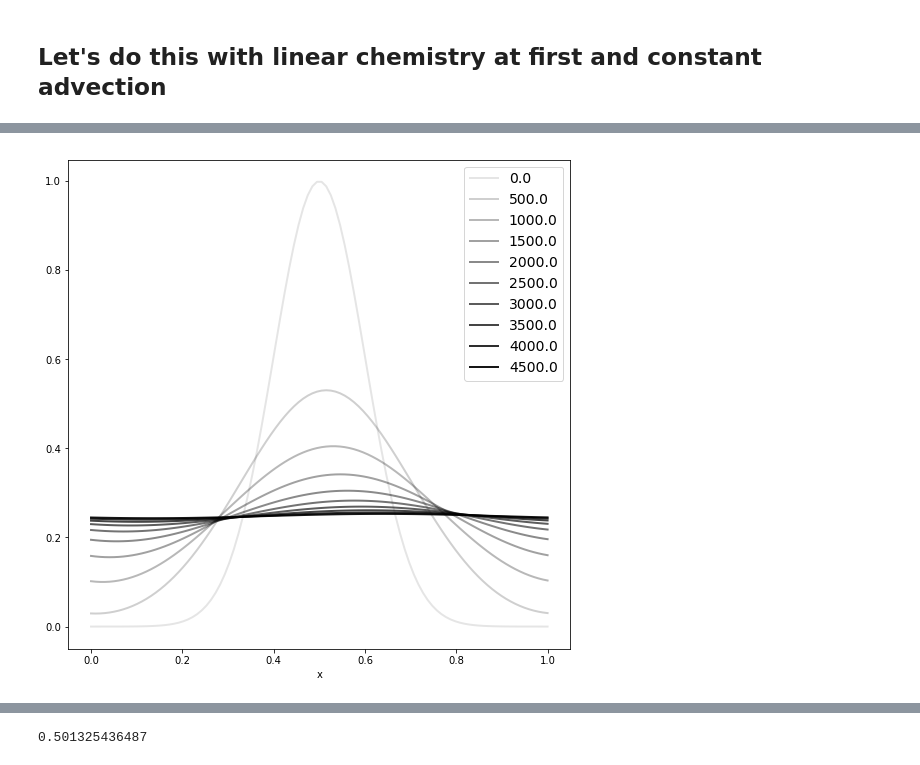
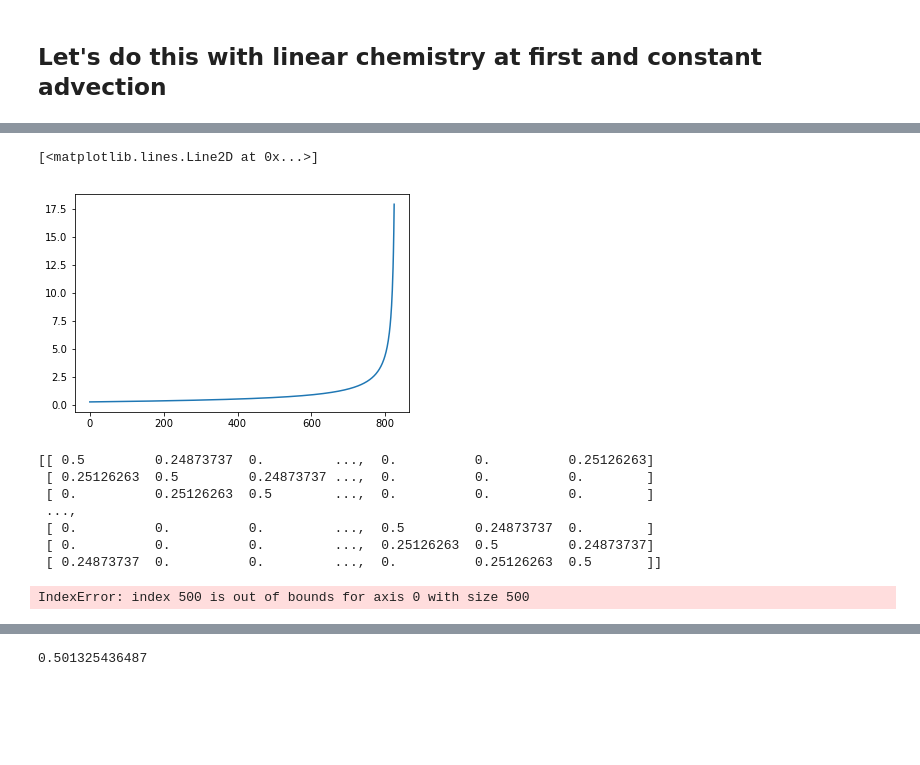
Before and after one commit to ianhi/AC274, a Jupyter notebook: HW/HW_2/HW 2.ipynb, the cells around one changed output, grey strips where cells are left out. Saved outputs shown, nothing was run; the diff lists cells and outputs as text; code cells hidden in the pictures; blank space fills up the shorter version.

```diff
--- a/HW/HW_2/HW 2.ipynb
+++ b/HW/HW_2/HW 2.ipynb
@@ -186,3 +276,9 @@ First as a simple loop
+# %%
+max_v = 825
+plt.plot(out[0][:max_v],out[1][:max_v])
+# %% [output]
+[<matplotlib.lines.Line2D at 0x...>]
+[figure, added]
 # %%
 a = delta + .5*alpha
 b = delta -.5*alpha
@@ -211,5 +307,13 @@ for it in range(1,Nsteps):
     T = T_base + chem*np.identity(NX)
     f[it] = np.dot(T,f[it-1])
 plot_10_percent(x,f)
+out = diag(x,f)
 # %% [output]
-[figure, removed]
+[[ 0.5         0.24873737  0.         ...,  0.          0.          0.25126263]
+ [ 0.25126263  0.5         0.24873737 ...,  0.          0.          0.        ]
+ [ 0.          0.25126263  0.5        ...,  0.          0.          0.        ]
+ ...,
+ [ 0.          0.          0.         ...,  0.5         0.24873737  0.        ]
+ [ 0.          0.          0.         ...,  0.25126263  0.5         0.24873737]
+ [ 0.24873737  0.          0.         ...,  0.          0.25126263  0.5       ]]
+IndexError: index 500 is out of bounds for axis 0 with size 500
```
Also changed, not shown: parts of 11 cells of this notebook.
